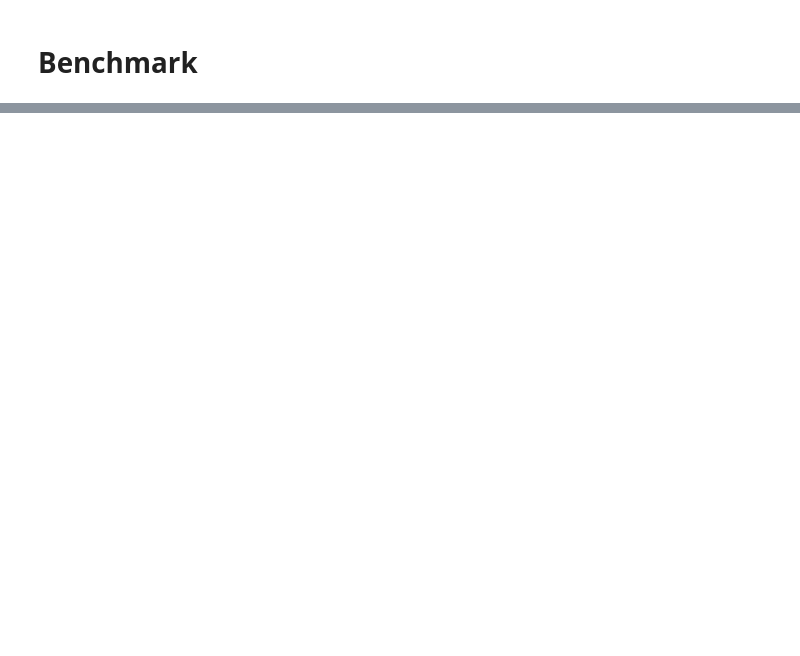
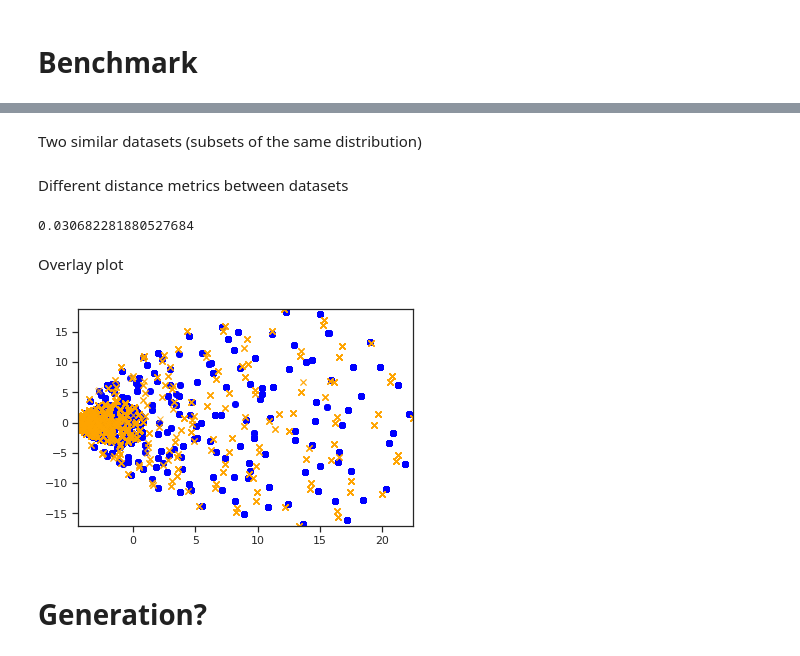
Before and after one commit to Didayolo/autopandas, a Jupyter notebook: AutoData_workspace.ipynb, the cells around one changed output, grey strips where cells are left out. Cells and saved outputs as stored; diff of their text form; code cells hidden in the pictures; blank space fills up the shorter version.

```diff
--- a/AutoData_workspace.ipynb
+++ b/AutoData_workspace.ipynb
@@ -106,0 +133,21 @@ data.score()
+# %% [markdown]
+Two similar datasets (subsets of the same distribution)
+# %%
+ad1 = ad.read_csv('data/squares1.csv', sep=None, engine='python')
+ad2 = ad.read_csv('data/squares2.csv', sep=None, engine='python')
+# %% [markdown]
+Different distance metrics between datasets
+# %%
+ad1.distance(ad2)
+# %% [output]
+0.030682281880527684
+# %% [markdown]
+Overlay plot
+# %%
+pca1 = ad1.pca(n_components=2)
+pca2 = ad2.pca(n_components=2)
+pca1.plot(ad=pca2)
+# %% [output]
+[figure, added]
+# %% [markdown]
+# Generation?
```
Also changed, not shown: parts of 14 cells of this notebook, 1 other file.
